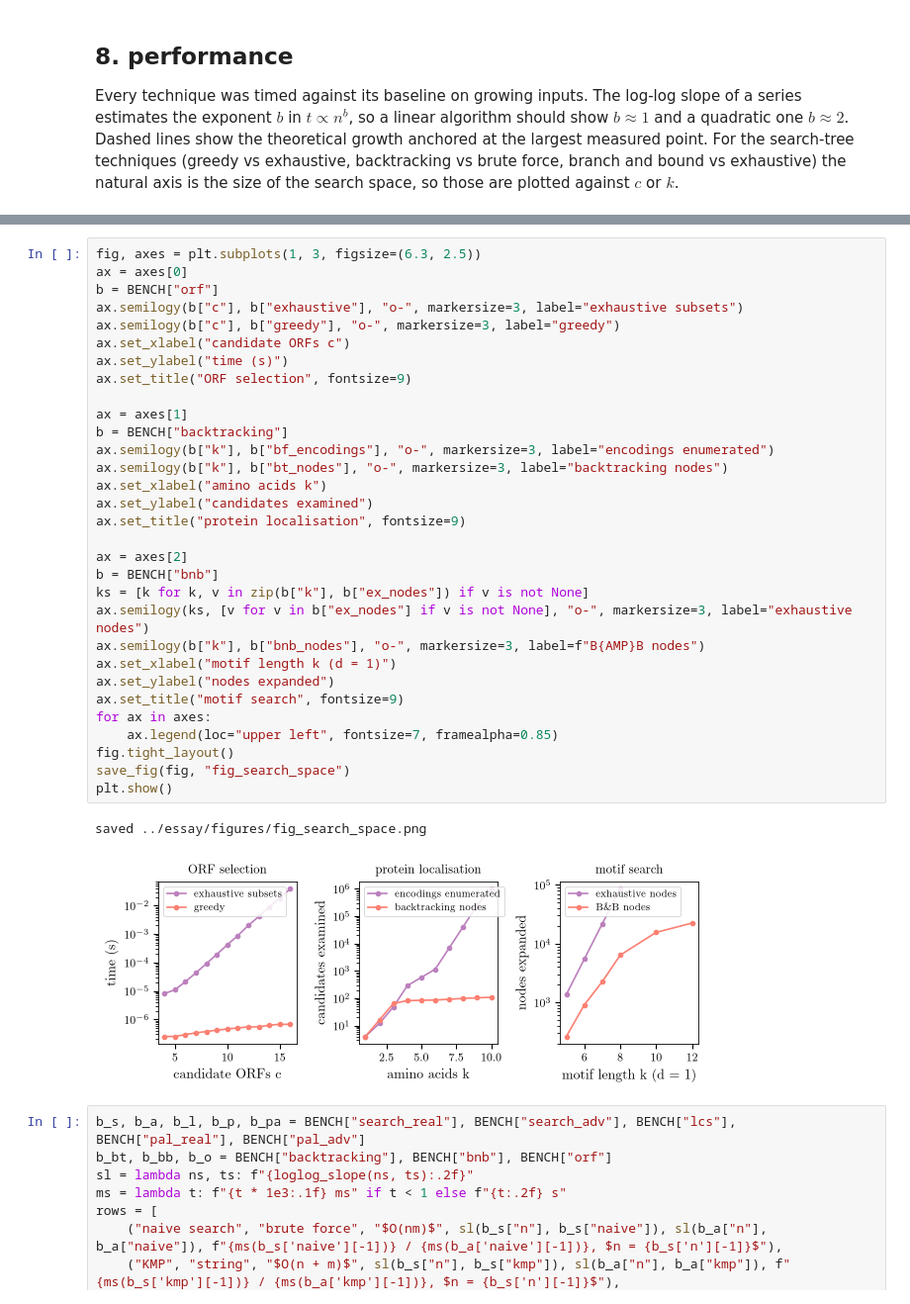
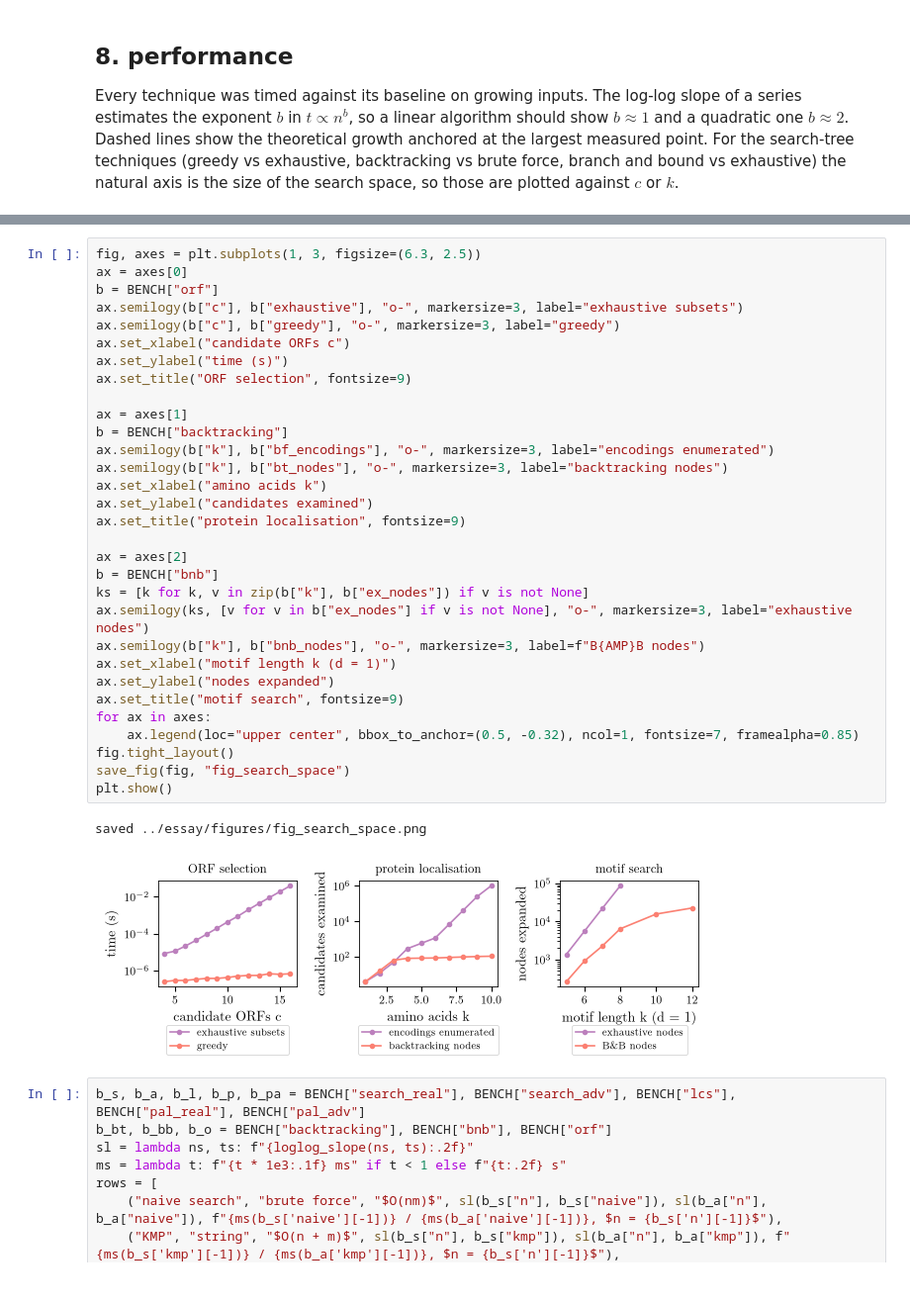
Before and after one commit to santihdzs/algo-analysis, a Jupyter notebook: paper/notebooks/dna_analysis.ipynb, the cells around one changed output, grey strips where cells are left out. Shown at 99% size. Drawn from its saved outputs; the diff is of its cells as text.

```diff
--- a/paper/notebooks/dna_analysis.ipynb
+++ b/paper/notebooks/dna_analysis.ipynb
@@ -1644,35 +1644,35 @@ fig, axes = plt.subplots(1, 3, figsize=(6.3, 2.5))
 ax = axes[0]
 b = BENCH["orf"]
 ax.semilogy(b["c"], b["exhaustive"], "o-", markersize=3, label="exhaustive subsets")
 ax.semilogy(b["c"], b["greedy"], "o-", markersize=3, label="greedy")
 ax.set_xlabel("candidate ORFs c")
 ax.set_ylabel("time (s)")
 ax.set_title("ORF selection", fontsize=9)
 
 ax = axes[1]
 b = BENCH["backtracking"]
 ax.semilogy(b["k"], b["bf_encodings"], "o-", markersize=3, label="encodings enumerated")
 ax.semilogy(b["k"], b["bt_nodes"], "o-", markersize=3, label="backtracking nodes")
 ax.set_xlabel("amino acids k")
 ax.set_ylabel("candidates examined")
 ax.set_title("protein localisation", fontsize=9)
 
 ax = axes[2]
 b = BENCH["bnb"]
 ks = [k for k, v in zip(b["k"], b["ex_nodes"]) if v is not None]
 ax.semilogy(ks, [v for v in b["ex_nodes"] if v is not None], "o-", markersize=3, label="exhaustive nodes")
 ax.semilogy(b["k"], b["bnb_nodes"], "o-", markersize=3, label=f"B{AMP}B nodes")
 ax.set_xlabel("motif length k (d = 1)")
 ax.set_ylabel("nodes expanded")
 ax.set_title("motif search", fontsize=9)
 for ax in axes:
-    ax.legend(loc="upper left", fontsize=7, framealpha=0.85)
+    ax.legend(loc="upper center", bbox_to_anchor=(0.5, -0.32), ncol=1, fontsize=7, framealpha=0.85)
 fig.tight_layout()
 save_fig(fig, "fig_search_space")
 plt.show()
 # %% [output]
 saved ../essay/figures/fig_search_space.png
-[figure, old version]
+[figure, new version]
 # %%
 b_s, b_a, b_l, b_p, b_pa = BENCH["search_real"], BENCH["search_adv"], BENCH["lcs"], BENCH["pal_real"], BENCH["pal_adv"]
 b_bt, b_bb, b_o = BENCH["backtracking"], BENCH["bnb"], BENCH["orf"]
```
Also changed, not shown: parts of 9 cells of this notebook, 3 other files.
